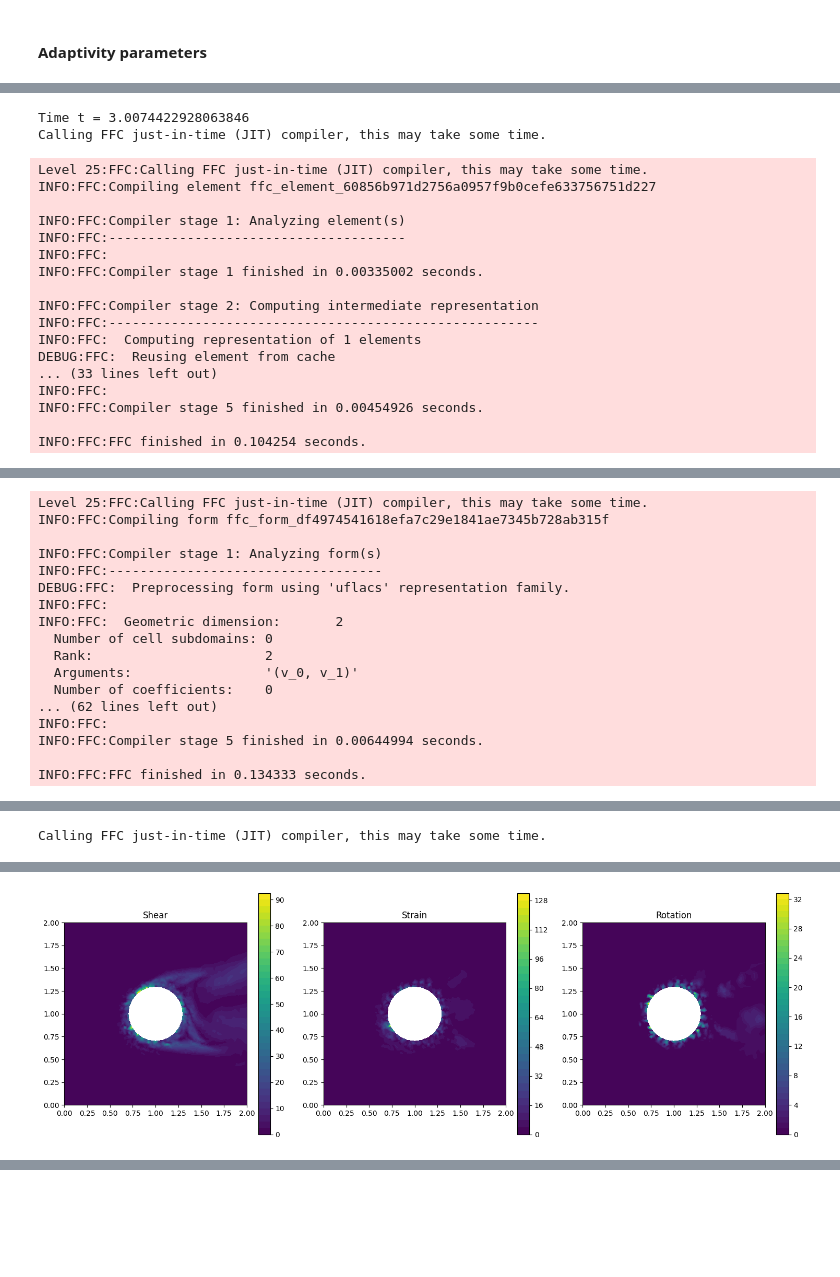
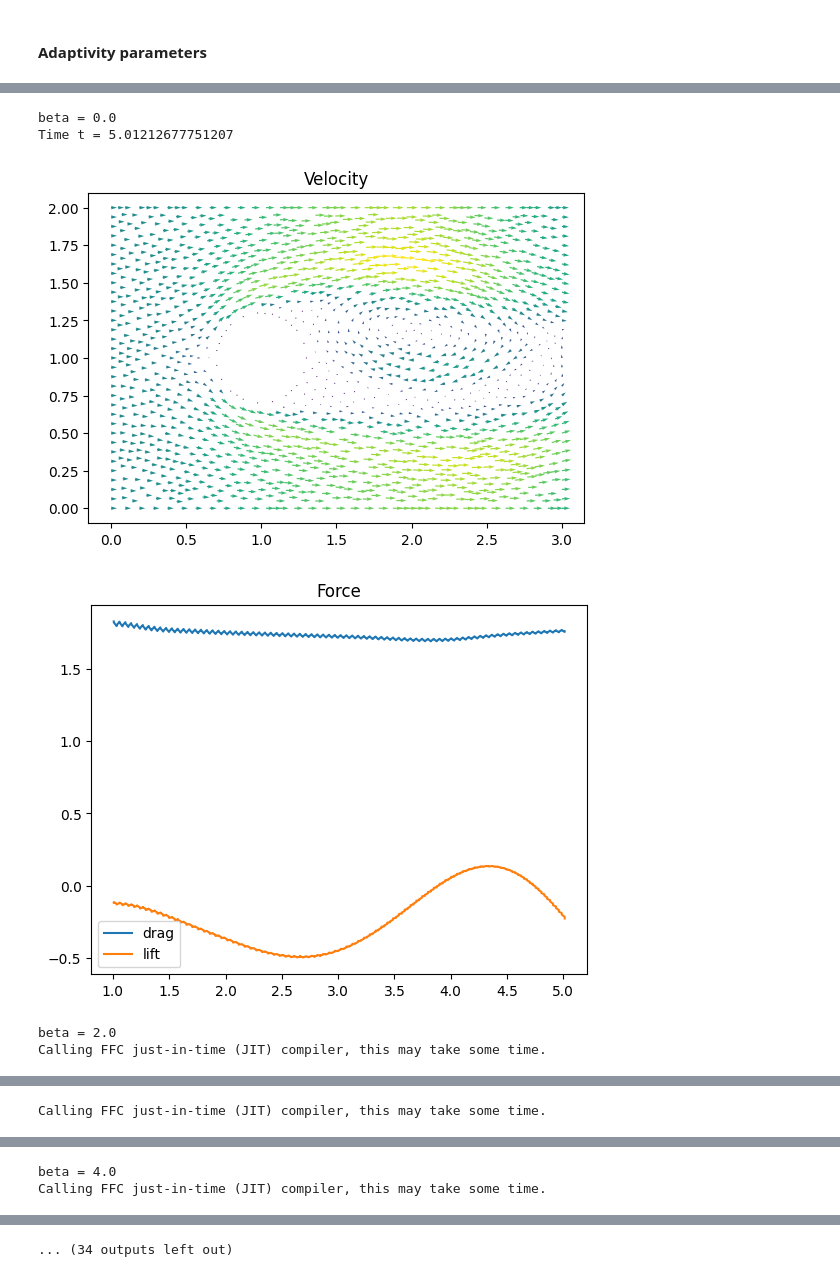
Before and after one commit to pouvelenc/DD2365-aflum, a Jupyter notebook: adaptive_slip_NS.ipynb, the cells around one changed output, grey strips where cells are left out. Saved outputs shown, nothing was run; the diff lists cells and outputs as text; code cells hidden in the pictures; blank space fills up the shorter version.

```diff
--- a/adaptive_slip_NS.ipynb
+++ b/adaptive_slip_NS.ipynb
@@ -97,9 +97,9 @@ adapt_step = 0
 # %%
+beta_list = [0.0, 2.0, 4.0, 8.0, 16.0, 32.0, 64.0]
+average_lift = []
 
-while True:
-  adapt_step += 1
-  if adapt_step > max_adapt:
-      print("Reached maximum adapt steps.");  break
+for beta in beta_list:
+  print(f'beta = {beta}')
 
   # Generate finite element spaces (for velocity and pressure)
   V = VectorFunctionSpace(mesh, "Lagrange", 1)
@@ -139,9 +139,6 @@ while True:
   dbc_right = DirichletBoundaryRight()
   dbc_objects = DirichletBoundaryObjects()
 
-  # Examples of time dependent and stationary inflow conditions
-  #uin = Expression('4.0*x[1]*(1-x[1])', element = V.sub(0).ufl_element())
-  #uin = Expression('1.0 + 1.0*fabs(sin(t))', element = V.sub(0).ufl_element(), t=0.0)
   uin = 1.0
   bcu_in0 = DirichletBC(V.sub(0), uin, dbc_left)
   bcu_in1 = DirichletBC(V.sub(1), 0.0, dbc_left)
@@ -199,7 +196,6 @@ while True:
   t = as_vector([n[1], -n[0]])
   C_alpha = 1.0e2
   alpha = C_alpha/h
-  beta = 10.0
   omega = 1.0
 
   # angular (tangential) velocity
@@ -211,6 +207,7 @@ while True:
   # Mean velocities for trapozoidal time stepping
   um = 0.5*(u + u0)
   um1 = 0.5*(u1 + u0)
+
 
   # Momentum variational equation on residual form
   Fu = inner((u - u0)/dt + grad(um)*um1, v)*dx \
@@ -274,7 +271,7 @@ while True:
 
 
   # Set plot frequency
-  plot_time = 3
+  plot_time = 5
   plot_freq = 1
 
   # Force computation data
@@ -288,7 +285,7 @@ while True:
 
 
   # Time stepping
-  T = 3.1
+  T = 5.1
   t = dt
   while t < T + DOLFIN_EPS:
 
@@ -335,6 +332,7 @@ while True:
           s = 'Time t = ' + repr(t)
           print(s)
 
+          """
           # Triple decomposition
           V = TensorFunctionSpace(mesh, 'P', 1)
           grad_u1_prel = nabla_grad(u1)
@@ -378,51 +376,46 @@ while True:
           im = plot(rotation, title = "Rotation")
           plt.colorbar(im)
           plt.tight_layout()
           plt.show()
 
           # Plot divergence
           #plt.figure()
           #im = plot(divu, title="divergence")
           #plt.colorbar(im)
+          """
 
           # Plot solution
           plt.figure()
           plot(u1, title="Velocity")
 
-          plt.figure()
-          plot(p1, title="Pressure")
+          #plt.figure()
+          #plot(p1, title="Pressure")
 
           plot_time += T/plot_freq
 
           plt.show()
 
           plt.figure()
           plt.title("Force")
           plt.plot(time, force_array_D, label="drag")
           plt.plot(time, force_array_L, label="lift")
           plt.legend()
           plt.show()
 
+          average_lift.append(np.mean(force_array_L))
+
       # Update time step
       u0.assign(u1)
       t += dt
+
+plt.figure()
+plt.title("average lift force")
+plt.plot(beta_list, average_lift)
+plt.show()
 # %% [output]
-Time t = 3.0074422928063846
-Calling FFC just-in-time (JIT) compiler, this may take some time.
+beta = 0.0
+Time t = 5.01212677751207
+[figure, new version]
+[figure, new version]
-Level 25:FFC:Calling FFC just-in-time (JIT) compiler, this may take some time.
-INFO:FFC:Compiling element ffc_element_60856b971d2756a0957f9b0cefe633756751d227
-
-INFO:FFC:Compiler stage 1: Analyzing element(s)
-INFO:FFC:--------------------------------------
-INFO:FFC:
-INFO:FFC:Compiler stage 1 finished in 0.00335002 seconds.
-
-INFO:FFC:Compiler stage 2: Computing intermediate representation
-INFO:FFC:-------------------------------------------------------
-INFO:FFC:  Computing representation of 1 elements
-DEBUG:FFC:  Reusing element from cache
-... (33 lines left out)
-INFO:FFC:
-INFO:FFC:Compiler stage 5 finished in 0.00454926 seconds.
-
-INFO:FFC:FFC finished in 0.104254 seconds.
+beta = 2.0
+Calling FFC just-in-time (JIT) compiler, this may take some time.
@@ -430,17 +439 @@ Calling FFC just-in-time (JIT) compiler, this may take some time.
-Level 25:FFC:Calling FFC just-in-time (JIT) compiler, this may take some time.
-INFO:FFC:Compiling form ffc_form_df4974541618efa7c29e1841ae7345b728ab315f
-
-INFO:FFC:Compiler stage 1: Analyzing form(s)
-INFO:FFC:-----------------------------------
-DEBUG:FFC:  Preprocessing form using 'uflacs' representation family.
-INFO:FFC:
-INFO:FFC:  Geometric dimension:       2
-  Number of cell subdomains: 0
-  Rank:                      2
-  Arguments:                 '(v_0, v_1)'
-  Number of coefficients:    0
-... (62 lines left out)
-INFO:FFC:
-INFO:FFC:Compiler stage 5 finished in 0.00644994 seconds.
-
-INFO:FFC:FFC finished in 0.134333 seconds.
+Calling FFC just-in-time (JIT) compiler, this may take some time.
@@ -465,2 +460,3 @@ INFO:FFC:FFC finished in 0.279617 seconds.
+beta = 4.0
 Calling FFC just-in-time (JIT) compiler, this may take some time.
 Level 25:FFC:Calling FFC just-in-time (JIT) compiler, this may take some time.
@@ -483 +478,0 @@ INFO:FFC:FFC finished in 0.104775 seconds.
-[figure, old version]
@@ -486,0 +479 @@ INFO:FFC:FFC finished in 0.104775 seconds.
+... (34 outputs left out)
```
Also changed, not shown: parts of 3 cells of this notebook.
